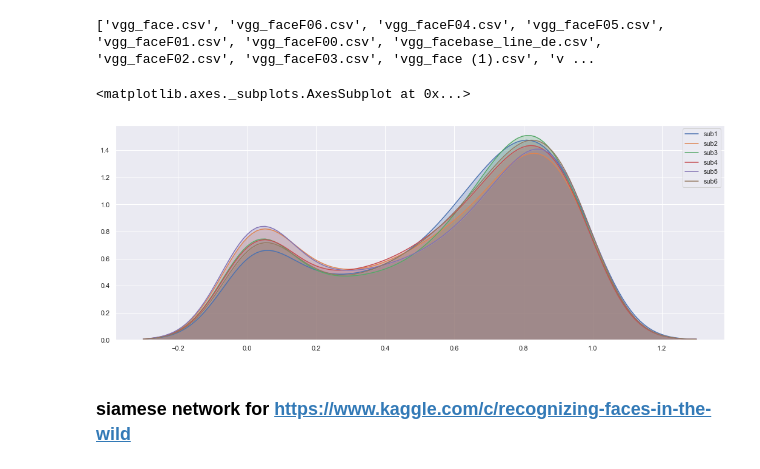
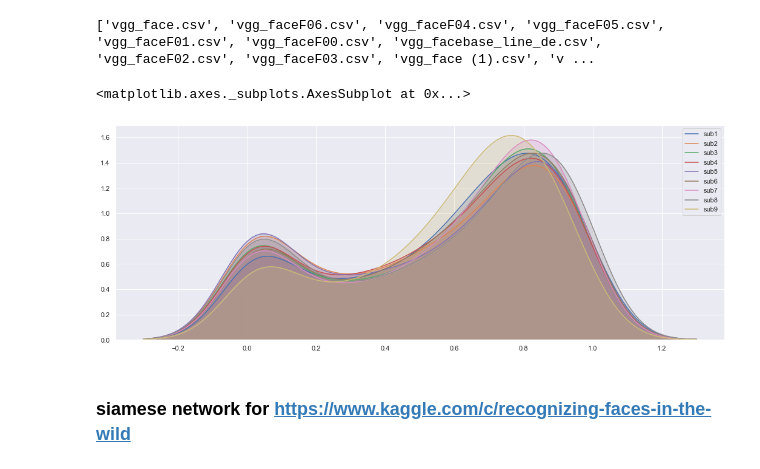
Before and after one commit to chengxiaoy/cxy, a Jupyter notebook: face.ipynb, the cells around one changed output. Saved outputs shown, nothing was run; the diff lists cells and outputs as text; code cells hidden in the pictures.

```diff
--- a/face.ipynb
+++ b/face.ipynb
@@ -55,17 +55,23 @@ sub4 = pd.read_csv('./input/vgg_faceF03.csv')
 sub5 = pd.read_csv('./input/vgg_faceF04.csv')
 sub6 = pd.read_csv('./input/vgg_faceF05.csv')
 sub7 = pd.read_csv('./input/vgg_faceF06.csv')
+sub8 = pd.read_csv('./input/vgg_faceF07.csv')
+sub9 = pd.read_csv('./input/vgg_faceF08.csv')
+sub10 = pd.read_csv('./input/vgg_faceF09.csv')
 # %%
 sns.set(rc={'figure.figsize':(18,6.5)})
 sns.kdeplot(sub1['is_related'],label="sub1",shade=True,bw=.1)
 sns.kdeplot(sub2['is_related'], label="sub2",shade=True,bw=.1)
 sns.kdeplot(sub3['is_related'], label="sub3",shade=True,bw=.1)
 sns.kdeplot(sub4['is_related'], label="sub4",shade=True,bw=.1)
 sns.kdeplot(sub5['is_related'], label="sub5",shade=True,bw=.1)
 sns.kdeplot(sub6['is_related'], label="sub6",shade=True,bw=.1)
+sns.kdeplot(sub7['is_related'], label="sub7",shade=True,bw=.1)
+sns.kdeplot(sub8['is_related'], label="sub8",shade=True,bw=.1)
+sns.kdeplot(sub9['is_related'], label="sub9",shade=True,bw=.1)
 # %% [output]
 <matplotlib.axes._subplots.AxesSubplot at 0x...>
-[figure, old version]
+[figure, new version]
 # %%
 
 img = image.load_img('face.jpg',target_size=(224,224))
```
